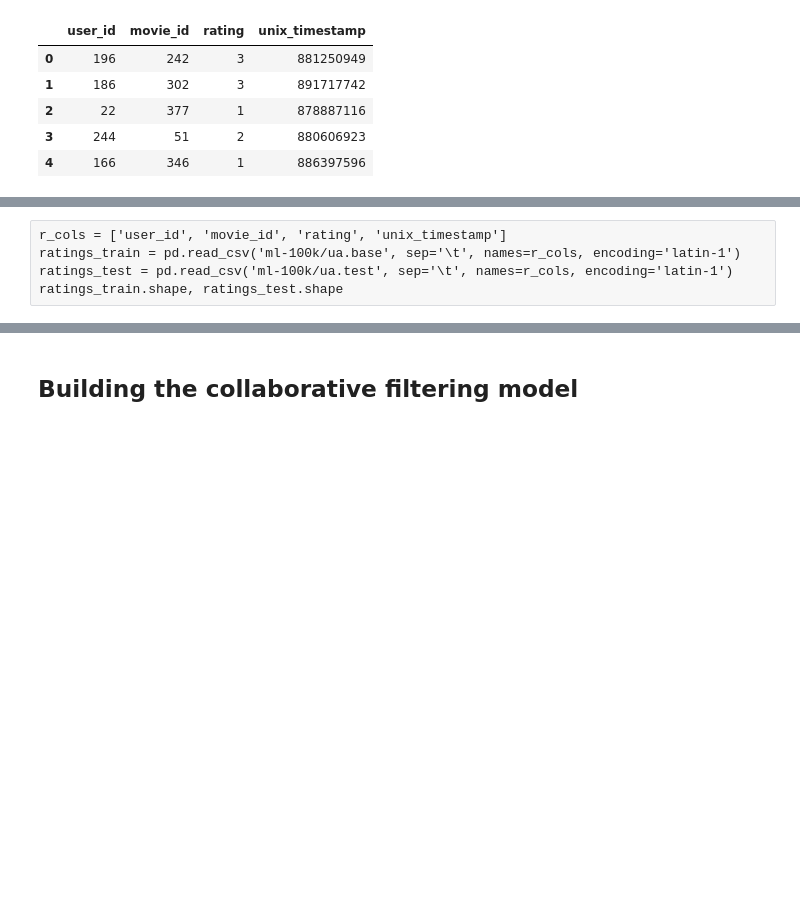
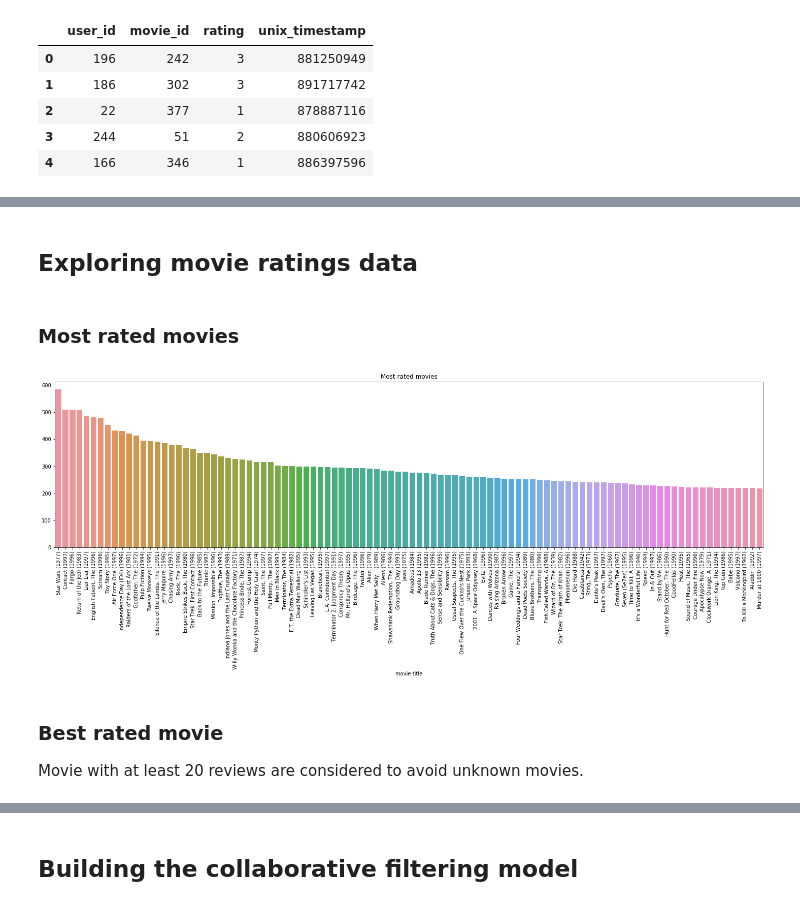
Before and after one commit to jjlbrown/RecommendationEngine, a Jupyter notebook: recommendation_part1_cf_svd.ipynb, the cells around one changed output, grey strips where cells are left out. Drawn from its saved outputs; the diff is of its cells as text; code cells hidden in the pictures; blank space fills up the shorter version.

Commit message:
updating text, adding ratings exploration

```diff
--- a/recommendation_part1_cf_svd.ipynb
+++ b/recommendation_part1_cf_svd.ipynb
@@ -141,8 +141,23 @@ items.head()
 | 2 | 3 | Four Rooms (1995) | 01-Jan-1995 | NaN | http://us.imdb.com/M/title-exact?... | 0 | 0 | 0 | ... |
 | 3 | 4 | Get Shorty (1995) | 01-Jan-1995 | NaN | http://us.imdb.com/M/title-exact?... | 0 | 1 | 0 | ... |
 | 4 | 5 | Copycat (1995) | 01-Jan-1995 | NaN | http://us.imdb.com/M/title-exact?... | 0 | 0 | 0 | ... |
-# %% [raw]
-r_cols = ['user_id', 'movie_id', 'rating', 'unix_timestamp']
-ratings_train = pd.read_csv('ml-100k/ua.base', sep='\t', names=r_cols, encoding='latin-1')
-ratings_test = pd.read_csv('ml-100k/ua.test', sep='\t', names=r_cols, encoding='latin-1')
-ratings_train.shape, ratings_test.shape
+# %% [markdown]
+## Exploring movie ratings data
+# %% [markdown]
+### Most rated movies
+# %%
+ratings_items = pd.merge(ratings, items, left_on="movie_id", right_on="movie id")
+most_rated_movies = ratings_items.groupby("movie title").size().sort_values(ascending=False)
+# %%
+import seaborn as sns
+
+plt.figure(figsize=(25,6))
+plt.title("Most rated movies")
+sns.barplot(x=most_rated_movies.index[:100], y=most_rated_movies.values[:100])
+plt.xticks(rotation=90)
+plt.show()
+# %% [output]
+[figure, added]
+# %% [markdown]
+### Best rated movie
+Movie with at least 20 reviews are considered to avoid unknown movies.
```
Also changed, not shown: parts of 35 cells of this notebook.
